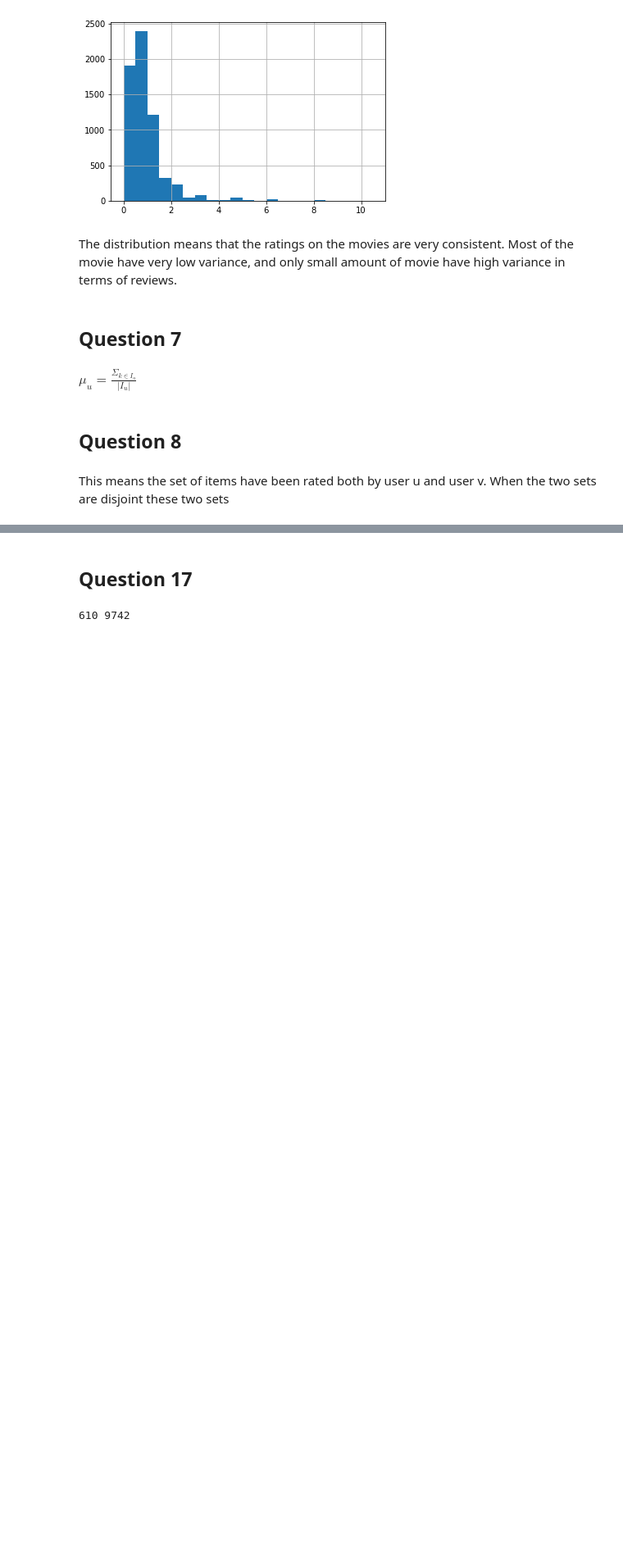
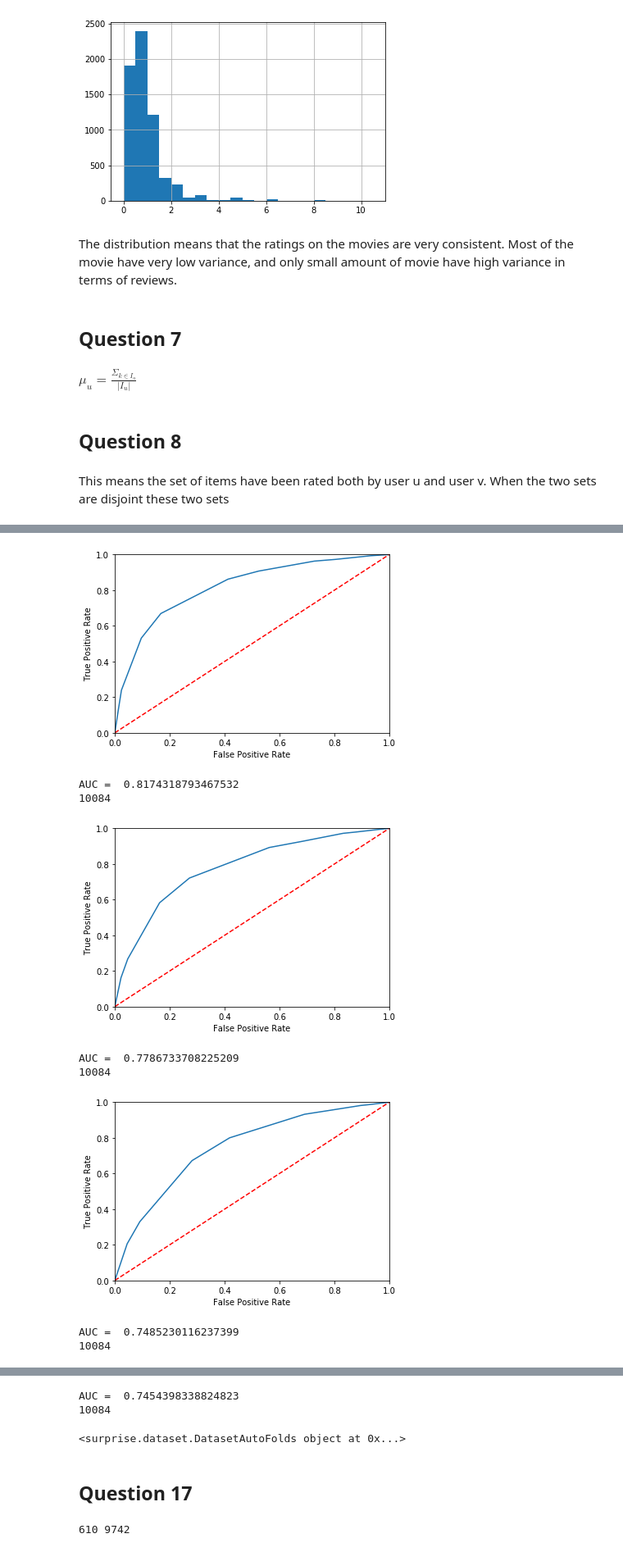
Before and after one commit to DanioPurdue/EE219Project-Analysis-On-Textual-Data, a Jupyter notebook: Project 3/EE219_Project 3_Code.ipynb, the cells around one changed output, grey strips where cells are left out. Shown at 82% size. Saved outputs shown, nothing was run; the diff lists cells and outputs as text; code cells hidden in the pictures; blank space fills up the shorter version.

```diff
--- a/Project 3/EE219_Project 3_Code.ipynb
+++ b/Project 3/EE219_Project 3_Code.ipynb
@@ -115,0 +172,36 @@ This means the set of items have been rated both by user u and user v. When the
+# %%
+def binary_predict(alg, data_set, thresholds):
+    training_set, test_set = train_test_split(data_set, test_size = 0.1)
+    alg.fit(training_set)
+    predictions = alg.test(test_set)
+    for t in thresholds:
+        binary_preditions = [0 if getattr(pred, 'est') < t else 1 for pred in predictions]
+        binary_truth = [getattr(pred, 'r_ui') for pred in predictions]
+        fpr, tpr, _ = roc_curve(binary_preditions, binary_truth)
+        draw_roc(fpr, tpr)
+
+def draw_roc(fpr, tpr):
+    roc_auc = auc(fpr, tpr)
+    plt.plot(fpr, tpr)
+    plt.plot([0, 1], [0, 1],'r--')
+    plt.xlim([0, 1])
+    plt.ylim([0, 1])
+    plt.ylabel('True Positive Rate')
+    plt.xlabel('False Positive Rate')
+    plt.show()
+    print('AUC = ', roc_auc)
+
+reader = Reader(rating_scale=(0.5, 5))
+data_set = Dataset.load_from_df(ratings_df[['userId', 'movieId', 'rating']], reader)
+thresholds = [2.5, 3.0, 3.5, 4.0]
+binary_predict(KNNWithMeans(k=16, sim_options = {'name': 'pearson', 'user_base': True}, verbose=False), data_set, thresholds)
+# %% [output]
+[figure, added]
+AUC =  0.8174318793467532
+10084
+[figure, added]
+AUC =  0.7786733708225209
+10084
+[figure, added]
+AUC =  0.7485230116237399
+10084
@@ -116,3 +209,11 @@ This means the set of items have been rated both by user u and user v. When the
+AUC =  0.7454398338824823
+10084
+# %%
+reader = Reader(rating_scale=(0.5, 5))
+data_set = Dataset.load_from_df(ratings_df[['userId', 'movieId', 'rating']], reader)
+print(data_set)
+# %% [output]
+<surprise.dataset.DatasetAutoFolds object at 0x...>
 # %% [markdown]
 ## Question 17
 # %%
```
Also changed, not shown: parts of 7 cells of this notebook.
